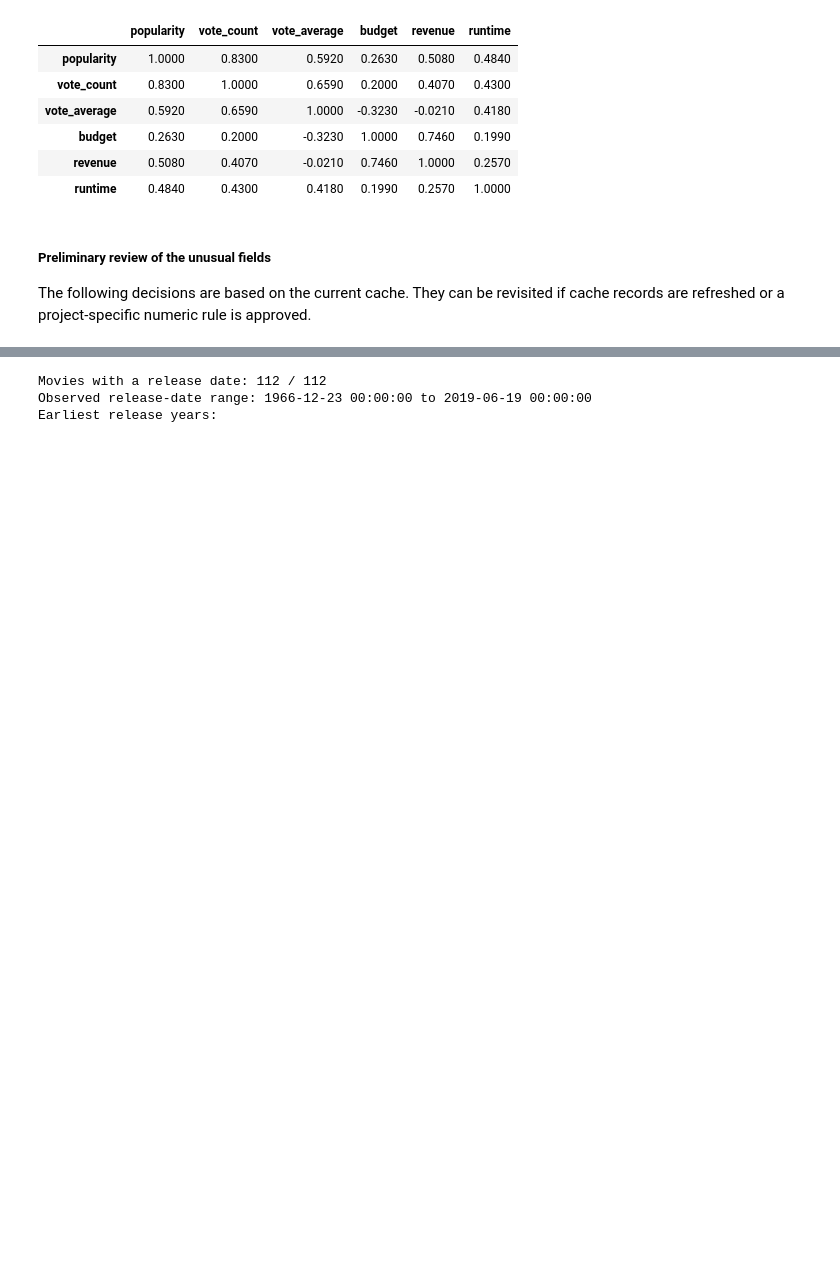
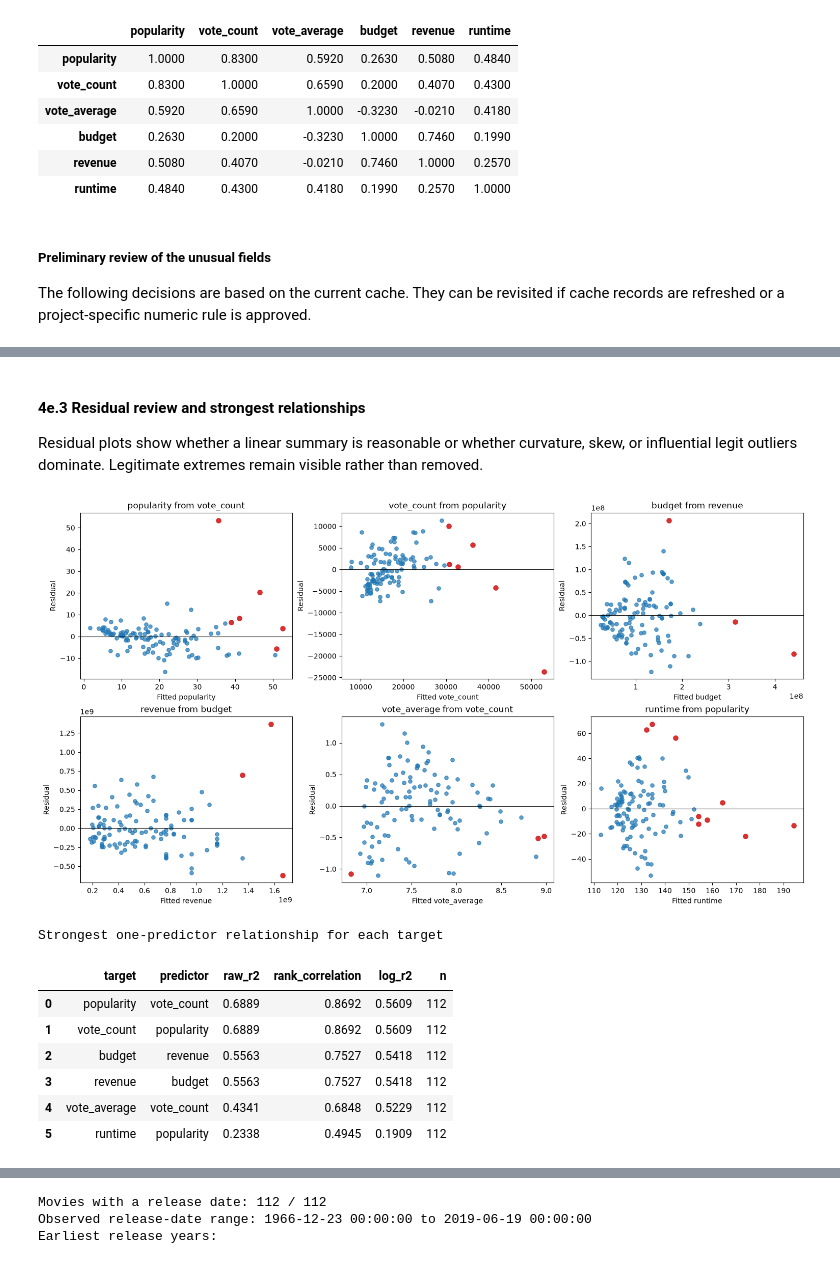
Before and after one commit to ishola-amalitech/streamvault, a Jupyter notebook: notebooks/03_eda_movie_data.ipynb, the cells around one changed output, grey strips where cells are left out. Cells and saved outputs as stored; diff of their text form; code cells hidden in the pictures; blank space fills up the shorter version.

```diff
--- a/notebooks/03_eda_movie_data.ipynb
+++ b/notebooks/03_eda_movie_data.ipynb
@@ -432,0 +926,43 @@ Review coverage and the observed range before defining date rules. Frequency tab
+# %% [markdown]
+#### 4e.3 Residual review and strongest relationships
+
+Residual plots show whether a linear summary is reasonable or whether curvature, skew, or influential legit outliers dominate. Legitimate extremes remain visible rather than removed.
+# %%
+strongest_pairs = (pairwise_table.sort_values("raw_r2", key=lambda series: series.abs(), ascending=False)
+                   .drop_duplicates(subset=["target"]).head(6))
+
+fig, axes = plt.subplots(2, 3, figsize=(15, 8), constrained_layout=True)
+axes = axes.reshape(-1)
+for ax, row in zip(axes, strongest_pairs.to_dict("records")):
+    target = row["target"]
+    predictor = row["predictor"]
+    pair = kpi_movies[["title", target, predictor]].dropna()
+    X = pair[[predictor]].to_numpy(dtype=float)
+    y = pair[target].to_numpy(dtype=float)
+    model = LinearRegression().fit(X, y)
+    fitted = model.predict(X)
+    residual = y - fitted
+    pair_flags = kpi_outlier_flags.loc[pair.index, [target, predictor]].any(axis=1)
+    ax.scatter(fitted[~pair_flags.to_numpy()], residual[~pair_flags.to_numpy()], s=28, alpha=0.7)
+    ax.scatter(fitted[pair_flags.to_numpy()], residual[pair_flags.to_numpy()], s=44, alpha=0.95,
+               color="tab:red", label="IQR sensitivity flag")
+    ax.axhline(0, color="black", linewidth=0.8)
+    ax.set_xlabel(f"Fitted {target}")
+    ax.set_ylabel("Residual")
+    ax.set_title(f"{target} from {predictor}")
+for ax in axes[len(strongest_pairs):]:
+    ax.axis("off")
+plt.show()
+
+print("Strongest one-predictor relationship for each target")
+display(strongest_pairs[["target", "predictor", "raw_r2", "rank_correlation", "log_r2", "n"]].round(4).reset_index(drop=True))
+# %% [output]
+[figure, added]
+Strongest one-predictor relationship for each target
+|  | target | predictor | raw_r2 | rank_correlation | log_r2 | n |
+| 0 | popularity | vote_count | 0.6889 | 0.8692 | 0.5609 | 112 |
+| 1 | vote_count | popularity | 0.6889 | 0.8692 | 0.5609 | 112 |
+| 2 | budget | revenue | 0.5563 | 0.7527 | 0.5418 | 112 |
+| 3 | revenue | budget | 0.5563 | 0.7527 | 0.5418 | 112 |
+| 4 | vote_average | vote_count | 0.4341 | 0.6848 | 0.5229 | 112 |
+| 5 | runtime | popularity | 0.2338 | 0.4945 | 0.1909 | 112 |
```
Also changed, not shown: parts of 16 cells of this notebook, 2 other files.
